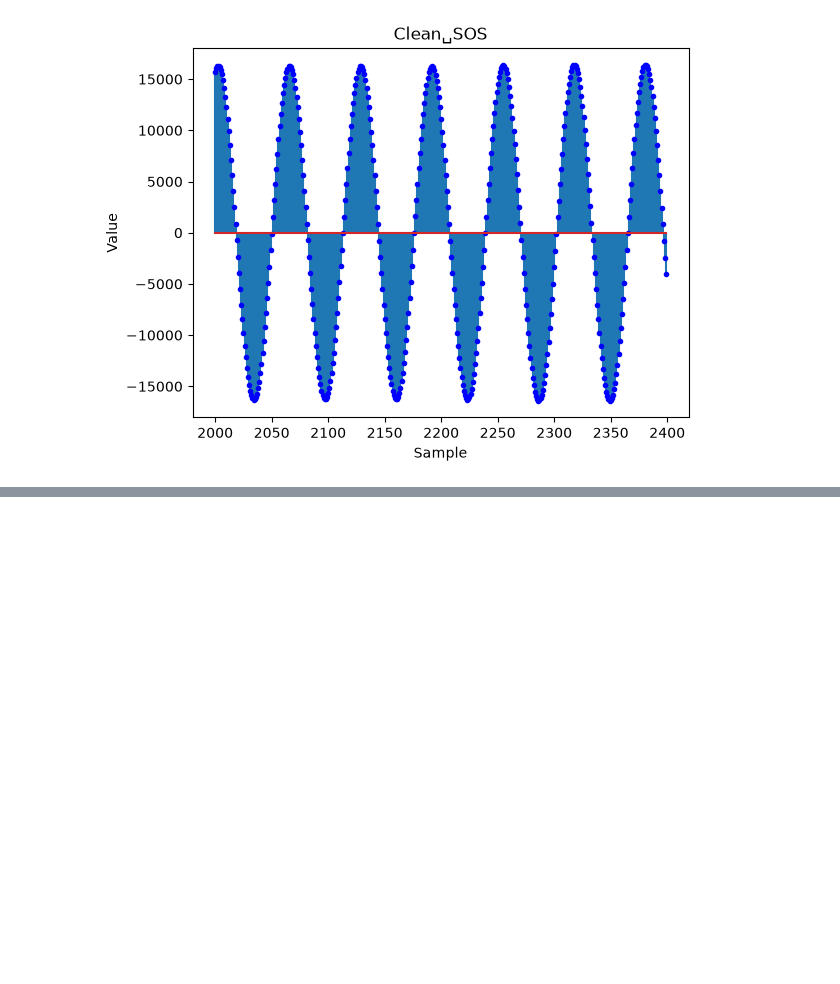
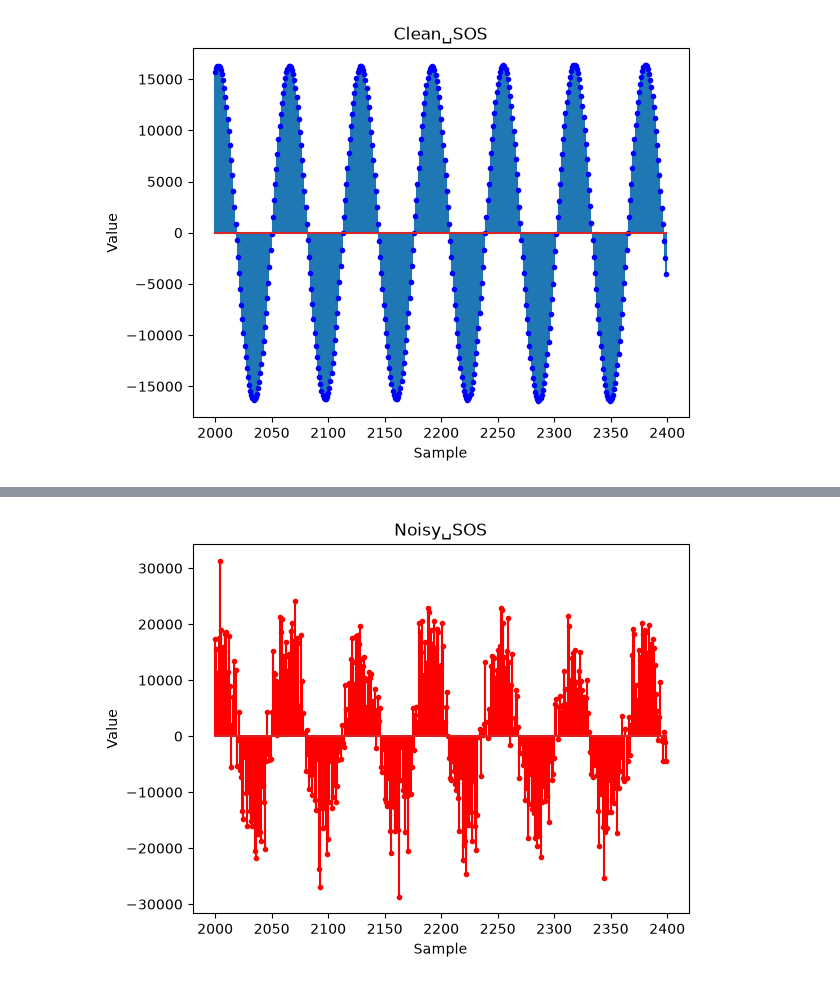
Before and after one commit to jdel0017/CCE2203-Lab1, a Jupyter notebook: main.ipynb, the cells around one changed output, grey strips where cells are left out. Drawn from its saved outputs; the diff is of its cells as text; code cells hidden in the pictures; blank space fills up the shorter version.

```diff
--- a/main.ipynb
+++ b/main.ipynb
@@ -37,0 +85,16 @@ plt.show()
+# %%
+plt.figure()
+
+# Indexes integers from 2000 to 2399
+sampleRange = range(2000, 2400)
+
+# Displays samples within the range defined by sampleRange above
+plt.stem(sampleRange, noisySamples[sampleRange],markerfmt='r.', linefmt='r-')
+
+# Graph and Axis titles
+plt.xlabel('Sample')
+plt.ylabel('Value')
+plt.title('Noisy␣SOS')
+plt.show()
+# %% [output]
+[figure, added]
```
Also changed, not shown: parts of 20 cells of this notebook, 1 other file.
